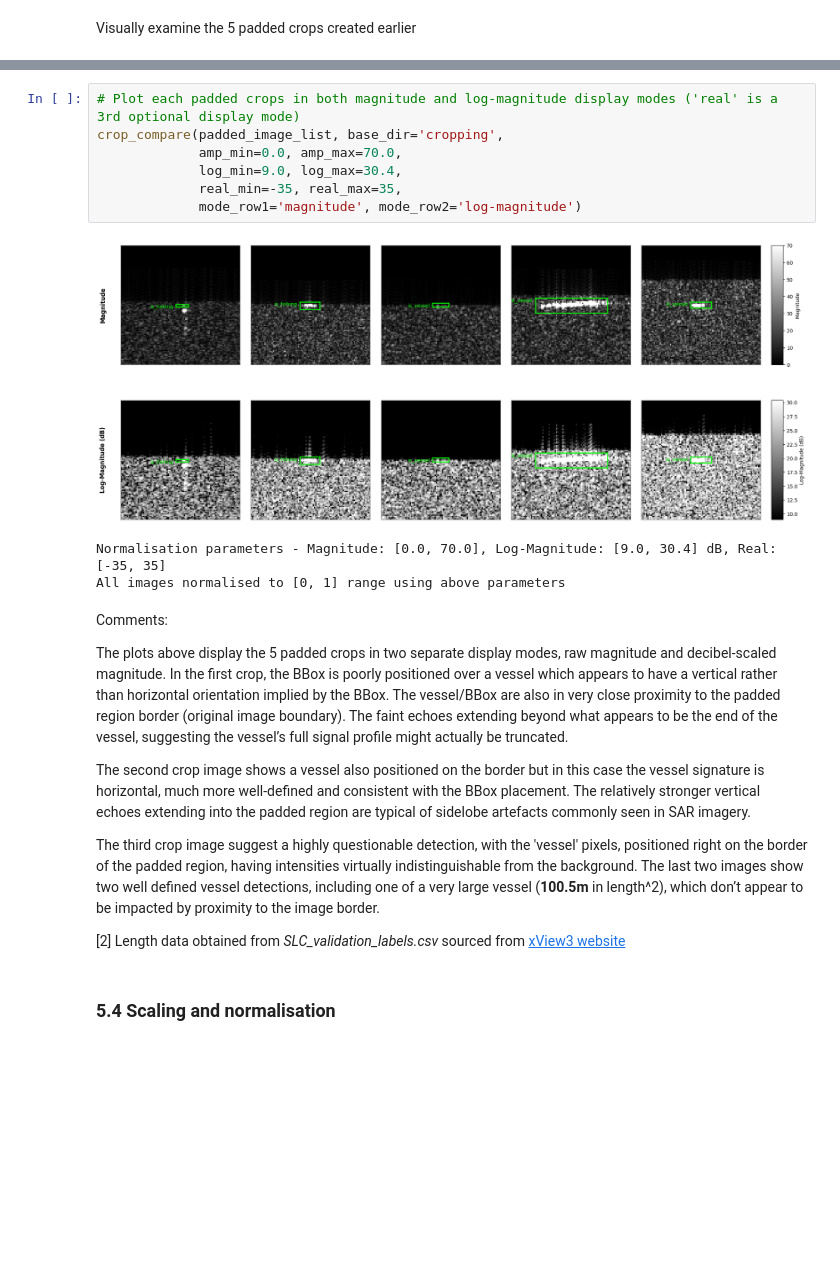
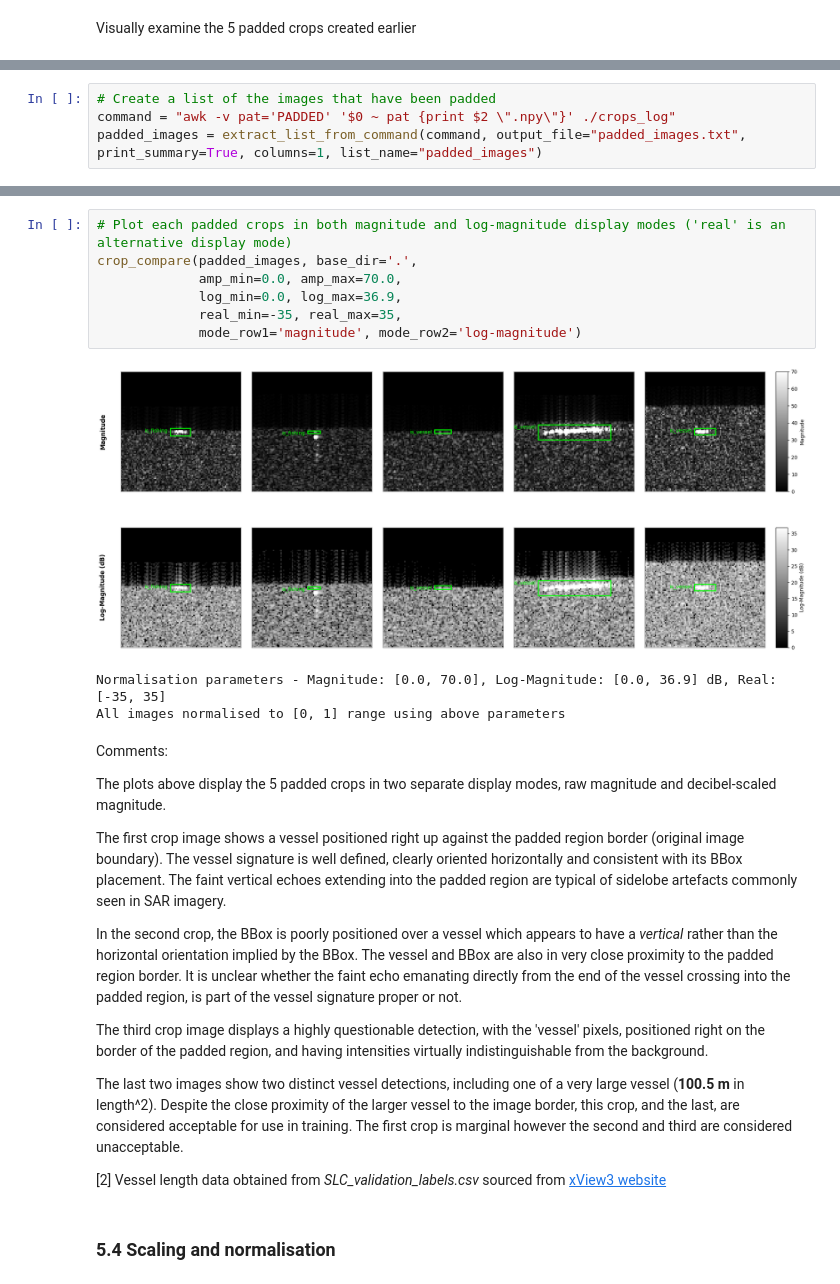
Before and after one commit to pmillitz/SARship-detect, a Jupyter notebook: working/SARFish_Project.ipynb, the cells around one changed output, grey strips where cells are left out. Saved outputs shown, nothing was run; the diff lists cells and outputs as text; blank space fills up the shorter version.

```diff
--- a/working/SARFish_Project.ipynb
+++ b/working/SARFish_Project.ipynb
@@ -697,0 +705,4 @@ print(padded_image_list)
+# %%
+# Create a list of the images that have been padded
+command = "awk -v pat='PADDED' '$0 ~ pat {print $2 \".npy\"}' ./crops_log"
+padded_images = extract_list_from_command(command, output_file="padded_images.txt", print_summary=True, columns=1, list_name="padded_images")
@@ -698,25 +718,28 @@ print(padded_image_list)
 # %%
-# Plot each padded crops in both magnitude and log-magnitude display modes ('real' is a 3rd optional display mode)
-crop_compare(padded_image_list, base_dir='cropping',
+# Plot each padded crops in both magnitude and log-magnitude display modes ('real' is an alternative display mode)
+crop_compare(padded_images, base_dir='.',
              amp_min=0.0, amp_max=70.0,
-             log_min=9.0, log_max=30.4,
+             log_min=0.0, log_max=36.9,
              real_min=-35, real_max=35,
              mode_row1='magnitude', mode_row2='log-magnitude')
 # %% [output]
-[figure, old version]
+[figure, new version]
-Normalisation parameters - Magnitude: [0.0, 70.0], Log-Magnitude: [9.0, 30.4] dB, Real: [-35, 35]
+Normalisation parameters - Magnitude: [0.0, 70.0], Log-Magnitude: [0.0, 36.9] dB, Real: [-35, 35]
 All images normalised to [0, 1] range using above parameters
 # %% [markdown]
 Comments:
 
-The plots above display the 5 padded crops in two separate display modes, raw magnitude and decibel-scaled magnitude. In the first crop, the BBox is poorly positioned over a vessel which appears to have a vertical rather than horizontal orientation implied by the BBox. The vessel/BBox are also in very close proximity to the padded region border (original image boundary). The faint echoes extending beyond what appears to be the end of the vessel, suggesting the vessel’s full signal profile might actually be truncated.
+The plots above display the 5 padded crops in two separate display modes, raw magnitude and decibel-scaled magnitude.
 
-The second crop image shows a vessel also positioned on the border but in this case the vessel signature is horizontal, much more well-defined and consistent with the BBox placement. The relatively stronger vertical echoes extending into the padded region are typical of sidelobe artefacts commonly seen in SAR imagery.
+The first crop image shows a vessel positioned right up against the padded region border (original image boundary). The vessel signature is well defined, clearly oriented horizontally and consistent with its BBox placement. The faint vertical echoes extending into the padded region are typical of sidelobe artefacts commonly seen in SAR imagery.
 
-The third crop image suggest a highly questionable detection, with the 'vessel' pixels, positioned right on the border of the padded region, having intensities virtually indistinguishable from the background.
-The last two images show two well defined vessel detections, including one of a very large vessel (**100.5m** in length^2), which don’t appear to be impacted by proximity to the image border.
+In the second crop, the BBox is poorly positioned over a vessel which appears to have a *vertical* rather than the horizontal orientation implied by the BBox. The vessel and BBox are also in very close proximity to the padded region border. It is unclear whether the faint echo emanating directly from the end of the vessel crossing into the padded region, is part of the vessel signature proper or not.
 
-[2] Length data obtained from *SLC_validation_labels.csv* sourced from [xView3 website](https://iuu.xview.us/)
+The third crop image displays a highly questionable detection, with the 'vessel' pixels, positioned right on the border of the padded region, and having intensities virtually indistinguishable from the background.
+
+The last two images show two distinct vessel detections, including one of a very large vessel (**100.5 m** in length^2). Despite the close proximity of the larger vessel to the image border, this crop, and the last, are considered acceptable for use in training. The first crop is marginal however the second and third are considered unacceptable.
+
+[2] Vessel length data obtained from *SLC_validation_labels.csv* sourced from [xView3 website](https://iuu.xview.us/)
 # %% [markdown]
 ### 5.4 Scaling and normalisation
 # %% [markdown]
```
Also changed, not shown: parts of 26 cells of this notebook.
